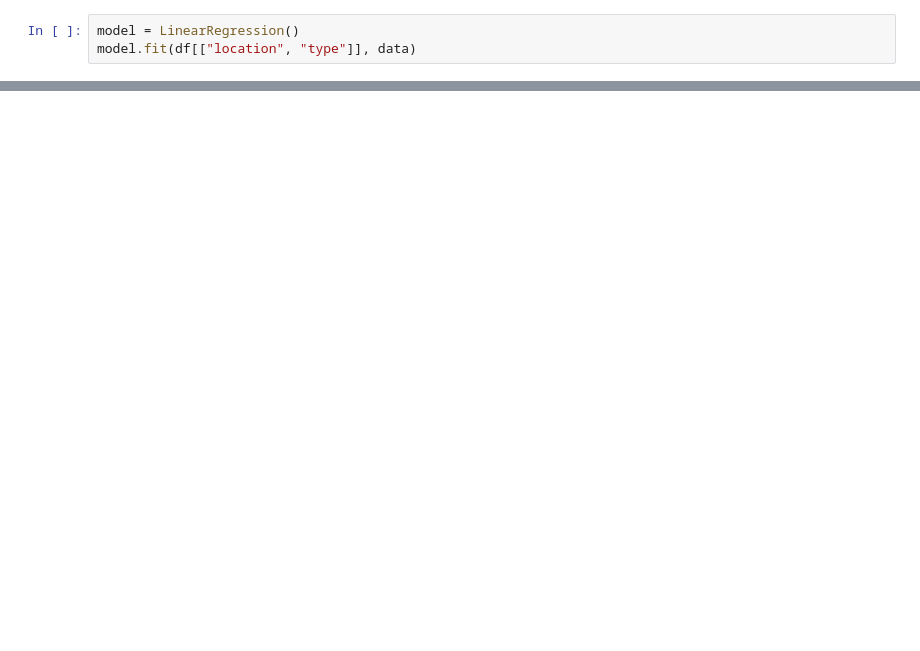
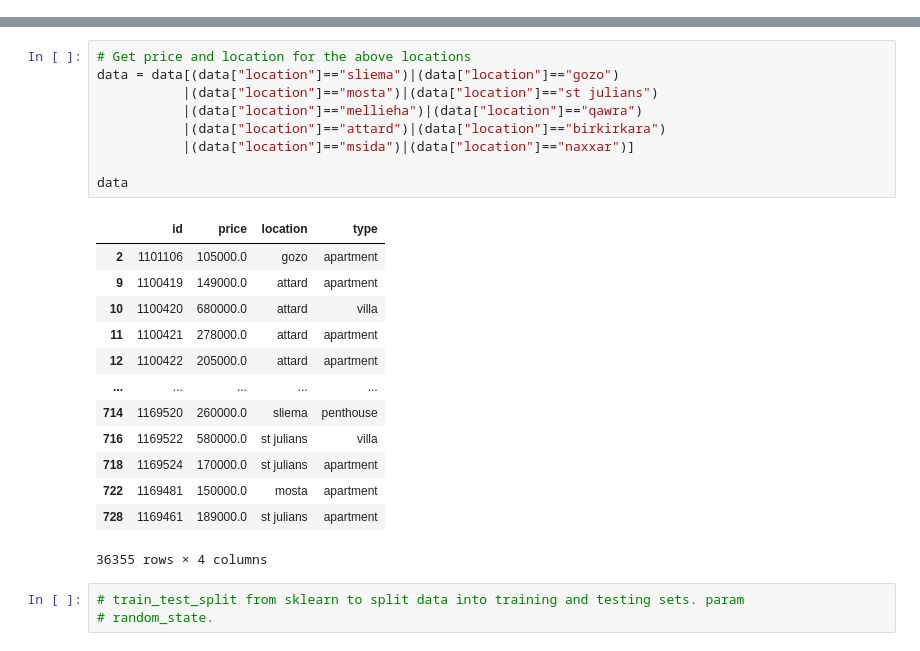
Before and after one commit to qjstuart/datascience, a Jupyter notebook: 3/Predictive Model.ipynb, the cells around one changed output, grey strips where cells are left out. Saved outputs shown, nothing was run; the diff lists cells and outputs as text; blank space fills up the shorter version.

```diff
--- a/3/Predictive Model.ipynb
+++ b/3/Predictive Model.ipynb
@@ -44,3 +24,0 @@ dummies
-# %%
-model = LinearRegression()
-model.fit(df[["location", "type"]], data)
@@ -82,0 +41,26 @@ datalabelencoder
+# %%
+# Get price and location for the above locations
+data = data[(data["location"]=="sliema")|(data["location"]=="gozo")
+           |(data["location"]=="mosta")|(data["location"]=="st julians")
+           |(data["location"]=="mellieha")|(data["location"]=="qawra")
+           |(data["location"]=="attard")|(data["location"]=="birkirkara")
+           |(data["location"]=="msida")|(data["location"]=="naxxar")]
+
+data
+# %% [output]
+|  | id | price | location | type |
+| 2 | 1101106 | 105000.0 | gozo | apartment |
+| 9 | 1100419 | 149000.0 | attard | apartment |
+| 10 | 1100420 | 680000.0 | attard | villa |
+| 11 | 1100421 | 278000.0 | attard | apartment |
+| 12 | 1100422 | 205000.0 | attard | apartment |
+| ... | ... | ... | ... | ... |
+| 714 | 1169520 | 260000.0 | sliema | penthouse |
+| 716 | 1169522 | 580000.0 | st julians | villa |
+| 718 | 1169524 | 170000.0 | st julians | apartment |
+| 722 | 1169481 | 150000.0 | mosta | apartment |
+| 728 | 1169461 | 189000.0 | st julians | apartment |
+36355 rows × 4 columns
+# %%
+# train_test_split from sklearn to split data into training and testing sets. param
+# random_state.
```
Also changed, not shown: parts of 21 cells of this notebook.
